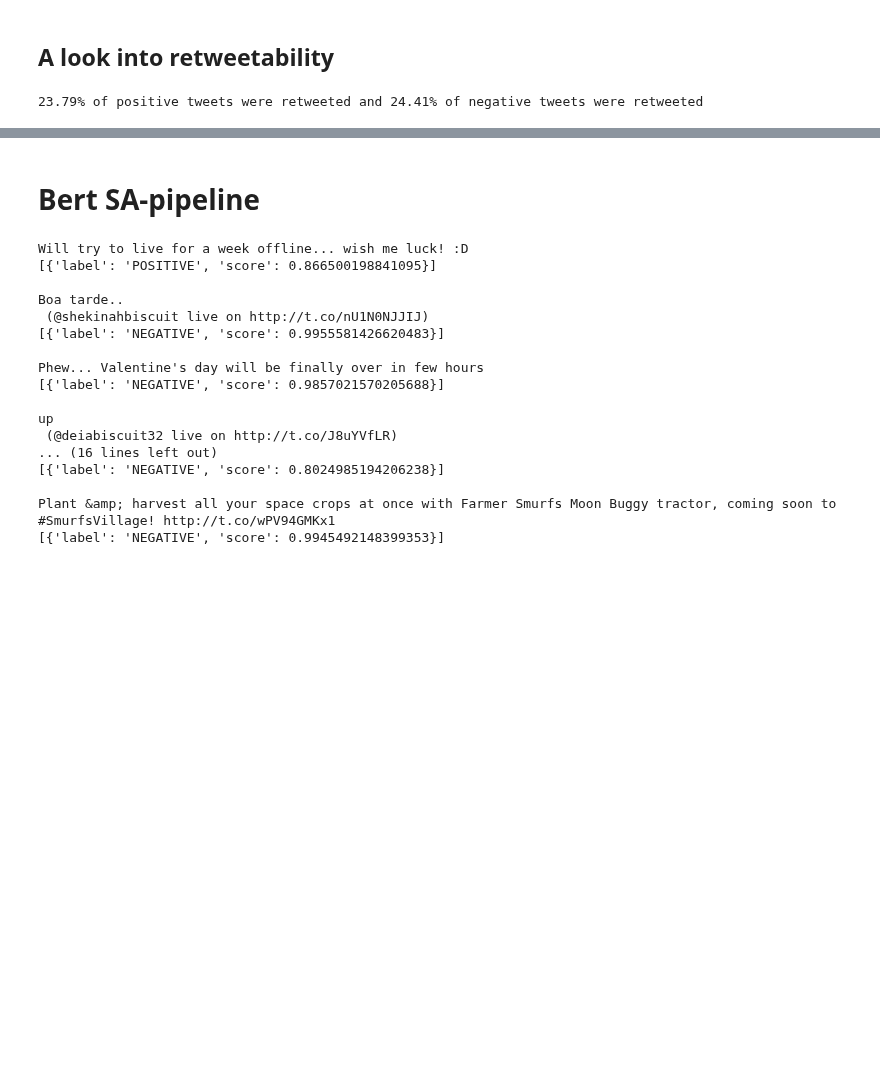
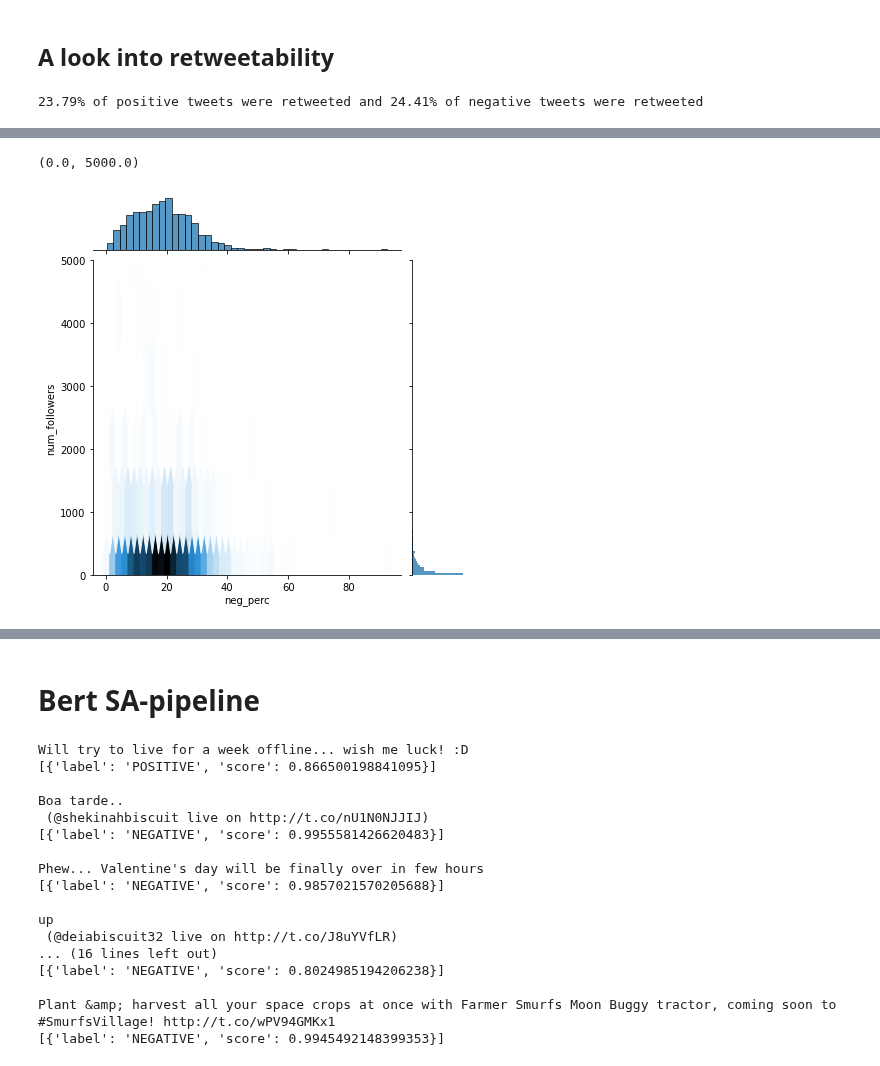
Before and after one commit to epfl-ada/ada-2020-project-milestone-p3-p3_musetti-adaletti, a Jupyter notebook: Creative_extension_analysis.ipynb, the cells around one changed output, grey strips where cells are left out. Cells and saved outputs as stored; diff of their text form; code cells hidden in the pictures; blank space fills up the shorter version.

Commit message:
Attempt followers vs. sentiment

```diff
--- a/Creative_extension_analysis.ipynb
+++ b/Creative_extension_analysis.ipynb
@@ -607,0 +624,10 @@ print("{:.2f}% of positive tweets were retweeted and {:.2f}% of negative tweets
+# %%
+sent_follow = en_tweets.groupby(["user_name"]).apply(lambda x:  pd.Series({
+        'total_tweets': x['clean_tweets'].count(),
+        'pos_tweets': len(x.loc[x['sentiment'] == 'pos']),
+        'neg_tweets': len(x.loc[x['sentiment'] == 'neg']),
+        'num_followers': x['user_followers_count'].max(),
+        'num_friends': x['user_friends_count'].max()
+    }))
+
+sent_follow.head(3)
@@ -607,0 +644,4 @@ print("{:.2f}% of positive tweets were retweeted and {:.2f}% of negative tweets
+# %%
+sent_follow_filtered = sent_follow.loc[(sent_follow['total_tweets'] > 20) &
+                                      (sent_follow['pos_tweets'] > 1) &
+                                      (sent_follow['neg_tweets'] >1)]
@@ -607,0 +652,3 @@ print("{:.2f}% of positive tweets were retweeted and {:.2f}% of negative tweets
+# %%
+sent_follow_filtered['pos_perc'] = (sent_follow_filtered['pos_tweets']/sent_follow_filtered['total_tweets'])*100
+sent_follow_filtered['neg_perc'] = (sent_follow_filtered['neg_tweets']/sent_follow_filtered['total_tweets'])*100
@@ -607,0 +663,7 @@ print("{:.2f}% of positive tweets were retweeted and {:.2f}% of negative tweets
+# %%
+
+sns.jointplot(sent_follow_filtered['neg_perc'], sent_follow_filtered['num_followers'], kind="hex")
+plt.ylim(0,5000)
+# %% [output]
+(0.0, 5000.0)
+[figure, added]
```
Also changed, not shown: parts of 11 cells of this notebook.
